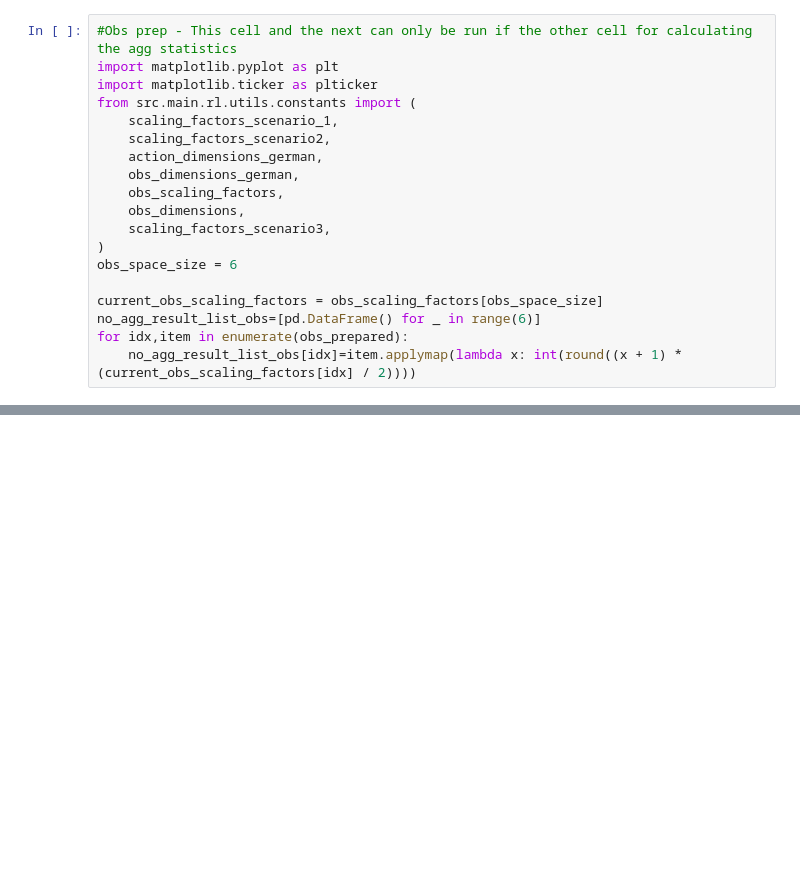
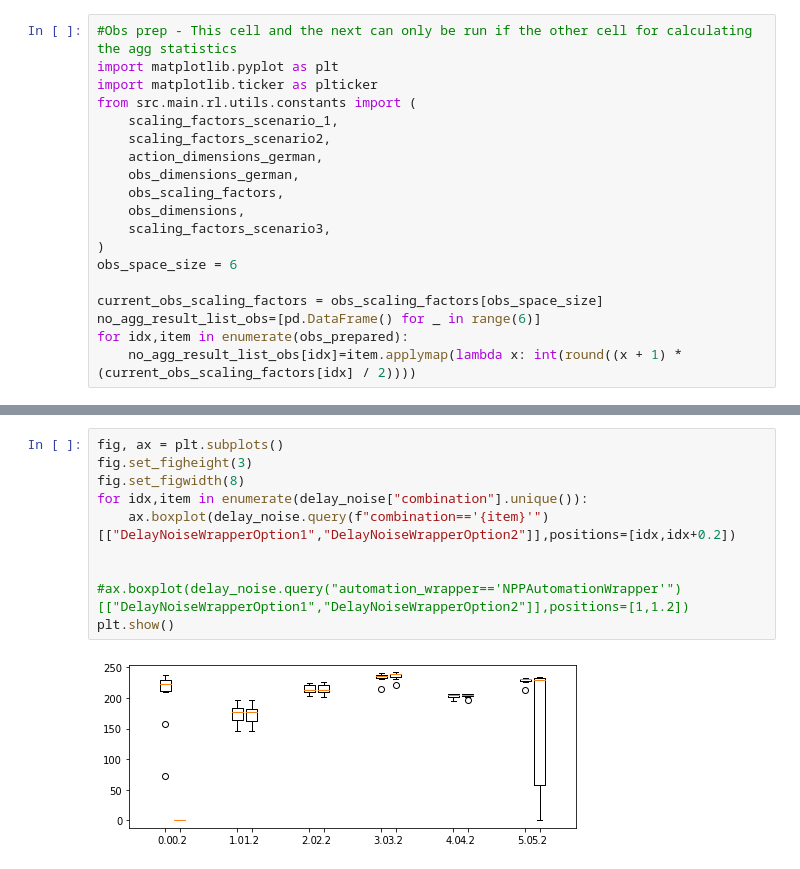
Before and after one commit to fa-ni/npp-RL, a Jupyter notebook: phase_3_jupyter.ipynb, the cells around one changed output, grey strips where cells are left out. Drawn from its saved outputs; the diff is of its cells as text; blank space fills up the shorter version.

```diff
--- a/phase_3_jupyter.ipynb
+++ b/phase_3_jupyter.ipynb
@@ -616,0 +473,12 @@ df_statistics_per_combination[cols].round(2)
+# %%
+fig, ax = plt.subplots()
+fig.set_figheight(3)
+fig.set_figwidth(8)
+for idx,item in enumerate(delay_noise["combination"].unique()):
+    ax.boxplot(delay_noise.query(f"combination=='{item}'")[["DelayNoiseWrapperOption1","DelayNoiseWrapperOption2"]],positions=[idx,idx+0.2])
+
+
+#ax.boxplot(delay_noise.query("automation_wrapper=='NPPAutomationWrapper'")[["DelayNoiseWrapperOption1","DelayNoiseWrapperOption2"]],positions=[1,1.2])
+plt.show()
+# %% [output]
+[figure, added]
```
Also changed, not shown: parts of 29 cells of this notebook.
